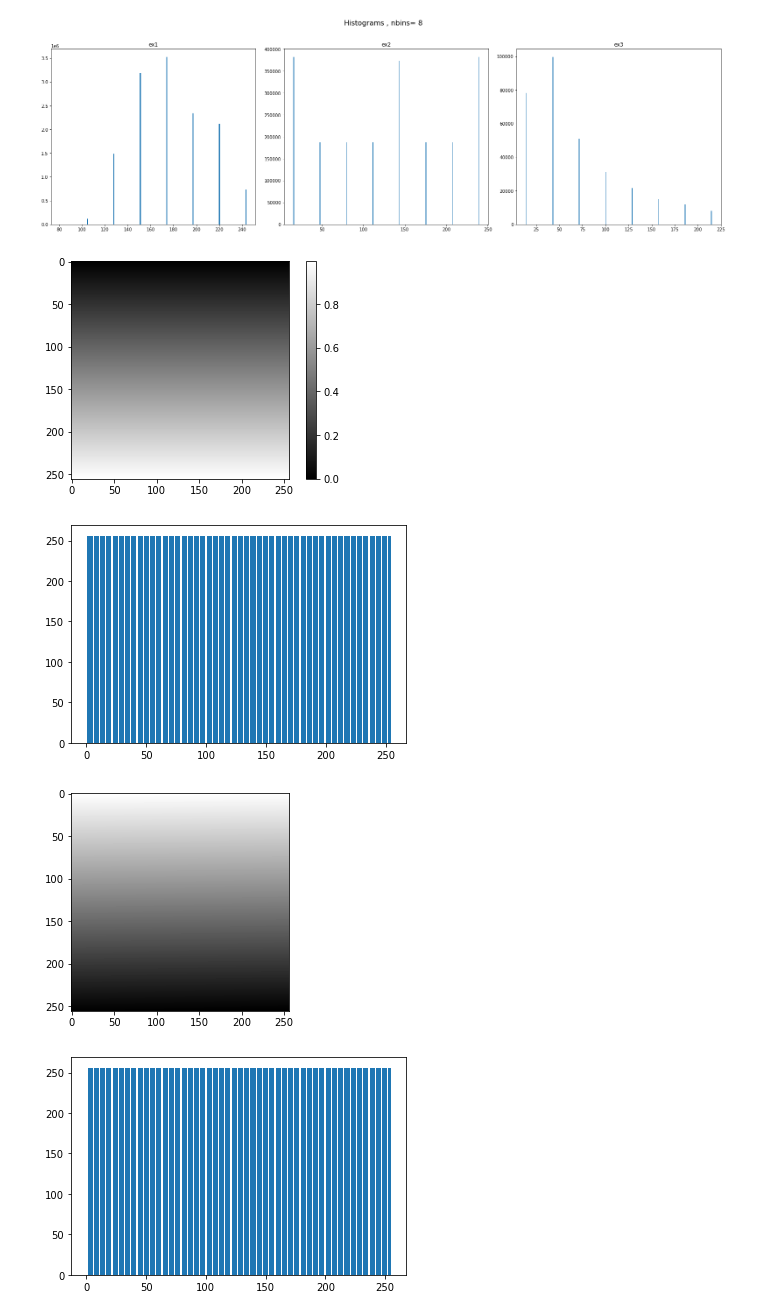
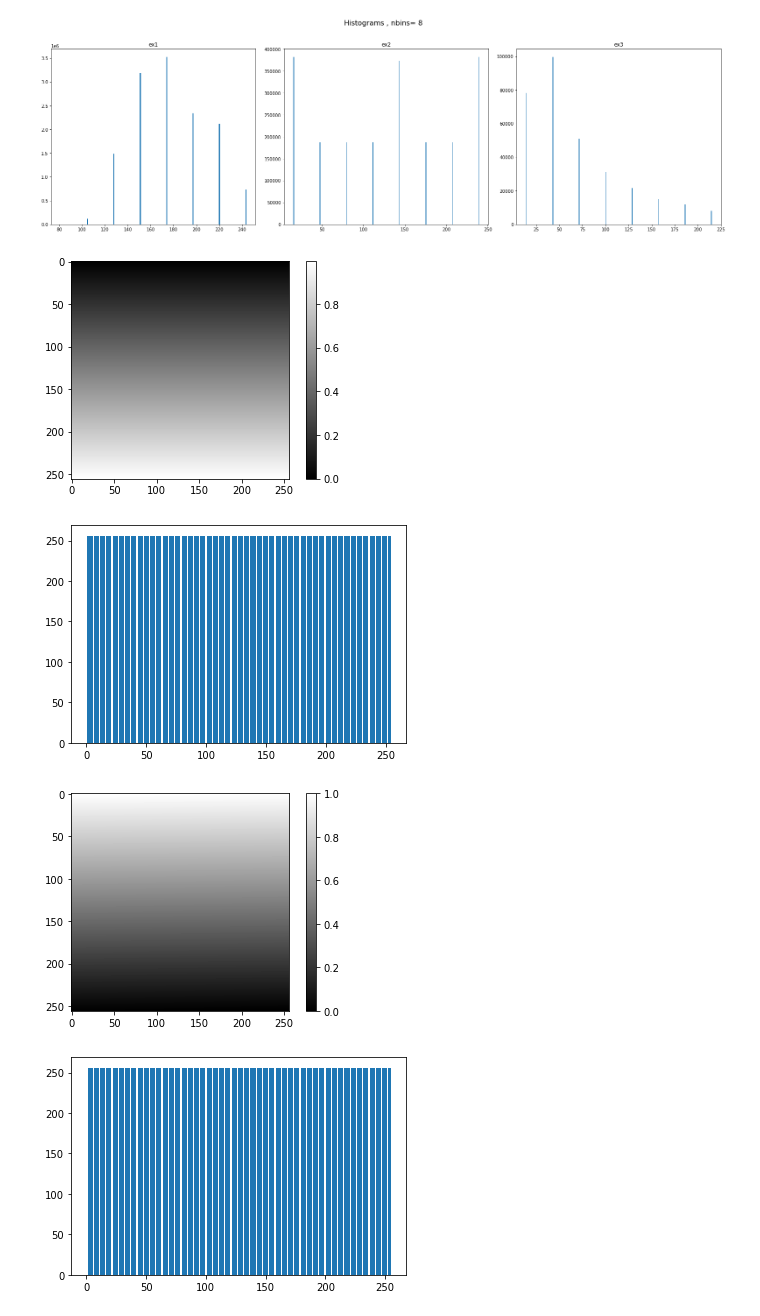
Before and after one commit to BeshoyMorad/ImageProcessing_Labs, a Jupyter notebook: Lab1-std/Lab_1_std.ipynb, the cells around one changed output. Cells and saved outputs as stored; diff of their text form; code cells hidden in the pictures.

```diff
--- a/Lab1-std/Lab_1_std.ipynb
+++ b/Lab1-std/Lab_1_std.ipynb
@@ -136,11 +136,6 @@ def showHistosinRow(images,titles= None, nbins = 256):
 
 
 
-def showHist(img,histogramImg):
-    plt.figure()
-    bar(histogramImg[1]*255, histogramImg[0], width=0.8, align='center')
-
-
 def plot_histogram(img, nbins=256):
     hist = histogram(img,nbins=nbins)
     showHist(img, hist)
@@ -165,32 +160,33 @@ showHistosinRow([ex1, ex2, ex3], ['ex1', 'ex2', 'ex3'], 8)
 # %%
 #2: Draw a grey-scale image that has uniform histogram
 # same number of pixels for all intensity levels) using code only. Let the size of the image be 256x256.
 # use np.ones to draw image with ones.
 img_size = (256, 256)
 def uniform_histogram_image(size):
     image = np.ones(size)
     stepSize = 1 / size[0]
     for i in range(size[0]):
         for j in range(size[1]):
             image[i][j] = i * stepSize
     return image
 
 img1 = uniform_histogram_image(img_size)
 plt.imshow(img1 )
 plt.colorbar()
 ret = histogram(img1)
 showHist(img1, ret)
 
 
 
 #  not fala7 solution
 plt.figure()
 pixels = np.linspace(1, 0, img_size[0] * img_size[1]).reshape(img_size)
 plt.imshow(pixels)
+plt.colorbar()
 ret = histogram(pixels, nbins= 256)
 showHist(pixels, ret)
 # %% [output]
 [figure]
 [figure]
-[figure, old version]
+[figure, new version]
 [figure]
```
